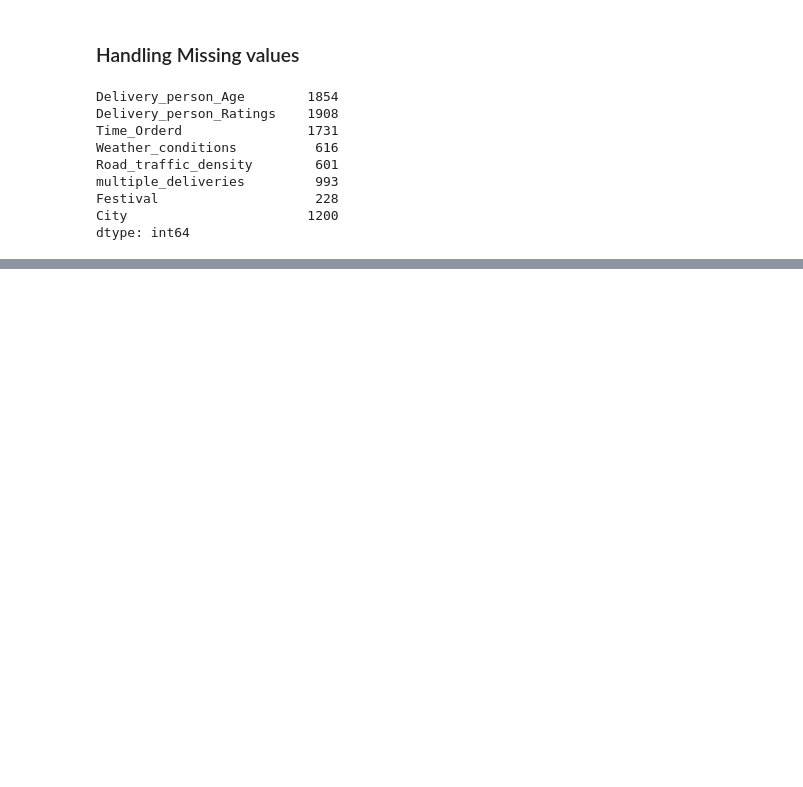
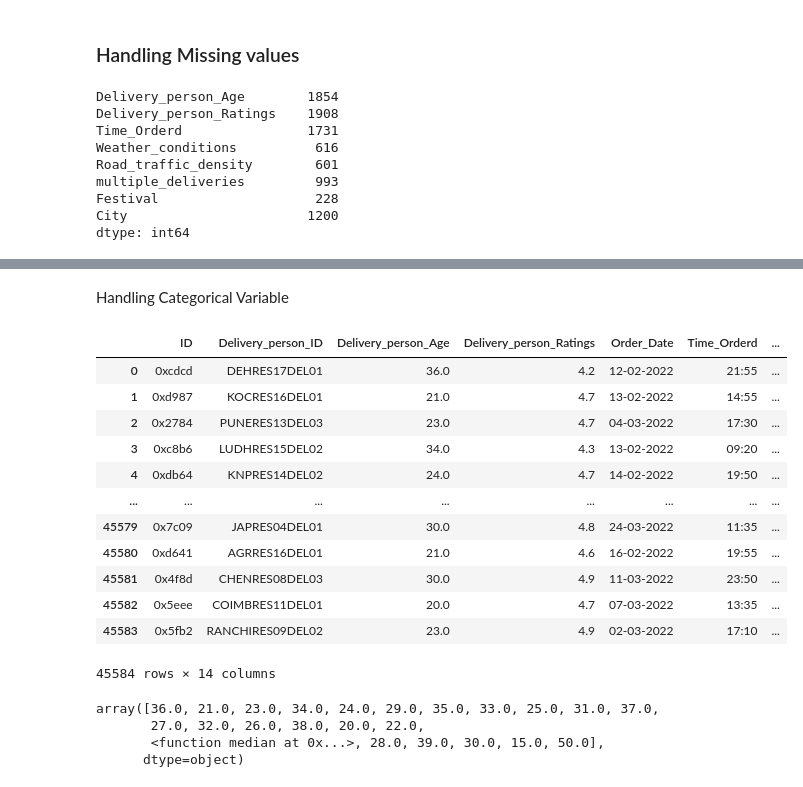
Before and after one commit to ganeshss0/ineuron_ml_task_1, a Jupyter notebook: notebooks/eda.ipynb, the cells around one changed output, grey strips where cells are left out. Cells and saved outputs as stored; diff of their text form; code cells hidden in the pictures; blank space fills up the shorter version.

```diff
--- a/notebooks/eda.ipynb
+++ b/notebooks/eda.ipynb
@@ -76,0 +89,4 @@ plt.show()
+# %%
+# data types of missings columns
+missings_cols = data[missing.index]
+missings_cols.dtypes
@@ -76,0 +105,8 @@ plt.show()
+# %%
+# # filling the missing values in numeric columns with median value
+missing_numeric_cols = missings_cols.select_dtypes(exclude = 'object').columns
+data[missing_numeric_cols] = data[missing_numeric_cols].fillna(value = np.median)
+
+# # filling the missing values in categorical columsn with mode
+missing_category_cols = missings_cols.select_dtypes(include = 'object').columns
+data[missing_category_cols] = data[missing_category_cols].fillna(value = pd.DataFrame.mode)
@@ -76,0 +133,25 @@ plt.show()
+# %% [markdown]
+Handling Categorical Variable
+# %%
+data.select_dtypes('object')
+# %% [output]
+|  | ID | Delivery_person_ID | Delivery_person_Age | Delivery_person_Ratings | Order_Date | Time_Orderd | ... |
+| 0 | 0xcdcd | DEHRES17DEL01 | 36.0 | 4.2 | 12-02-2022 | 21:55 | ... |
+| 1 | 0xd987 | KOCRES16DEL01 | 21.0 | 4.7 | 13-02-2022 | 14:55 | ... |
+| 2 | 0x2784 | PUNERES13DEL03 | 23.0 | 4.7 | 04-03-2022 | 17:30 | ... |
+| 3 | 0xc8b6 | LUDHRES15DEL02 | 34.0 | 4.3 | 13-02-2022 | 09:20 | ... |
+| 4 | 0xdb64 | KNPRES14DEL02 | 24.0 | 4.7 | 14-02-2022 | 19:50 | ... |
+| ... | ... | ... | ... | ... | ... | ... | ... |
+| 45579 | 0x7c09 | JAPRES04DEL01 | 30.0 | 4.8 | 24-03-2022 | 11:35 | ... |
+| 45580 | 0xd641 | AGRRES16DEL01 | 21.0 | 4.6 | 16-02-2022 | 19:55 | ... |
+| 45581 | 0x4f8d | CHENRES08DEL03 | 30.0 | 4.9 | 11-03-2022 | 23:50 | ... |
+| 45582 | 0x5eee | COIMBRES11DEL01 | 20.0 | 4.7 | 07-03-2022 | 13:35 | ... |
+| 45583 | 0x5fb2 | RANCHIRES09DEL02 | 23.0 | 4.9 | 02-03-2022 | 17:10 | ... |
+45584 rows × 14 columns
+# %%
+data.Delivery_person_Age.unique()
+# %% [output]
+array([36.0, 21.0, 23.0, 34.0, 24.0, 29.0, 35.0, 33.0, 25.0, 31.0, 37.0,
+       27.0, 32.0, 26.0, 38.0, 20.0, 22.0,
+       <function median at 0x...>, 28.0, 39.0, 30.0, 15.0, 50.0],
+      dtype=object)
```
Also changed, not shown: parts of 9 cells of this notebook.
